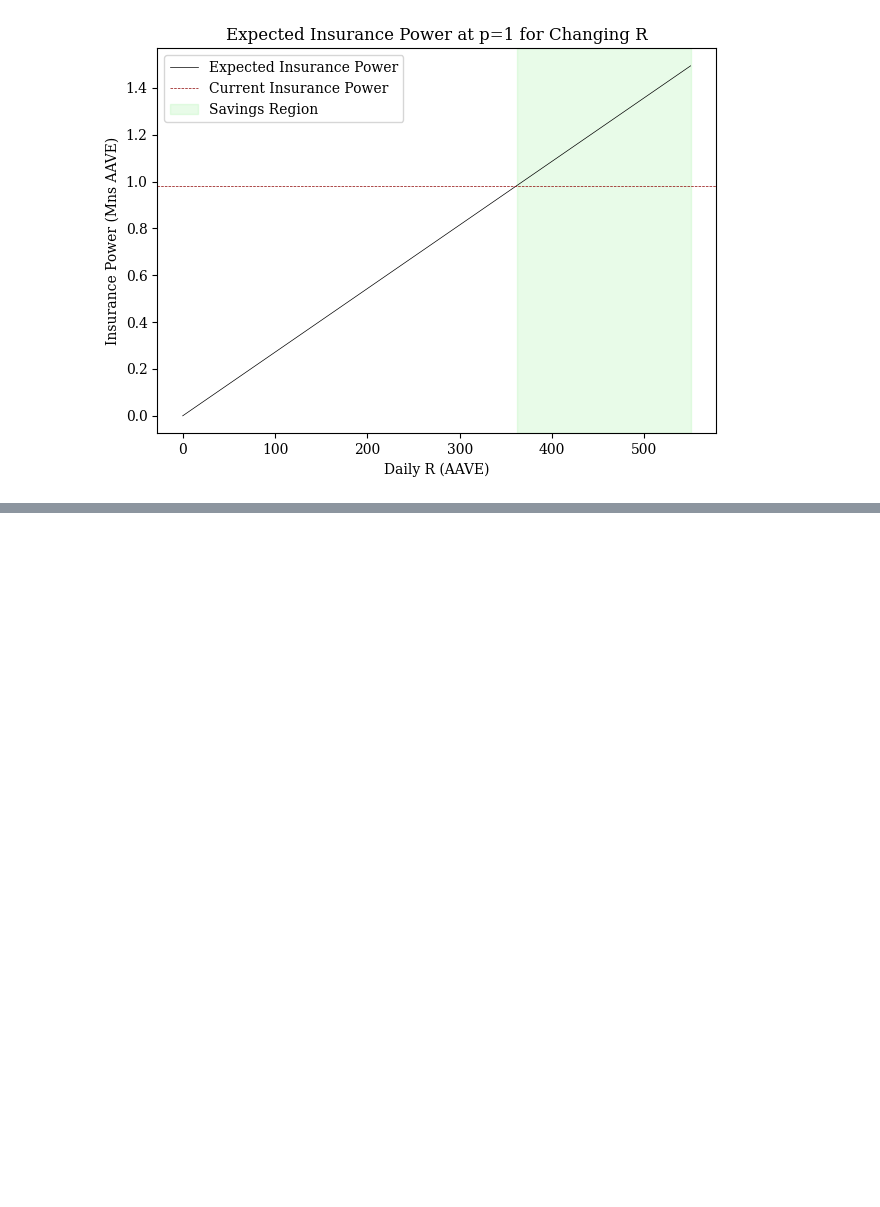
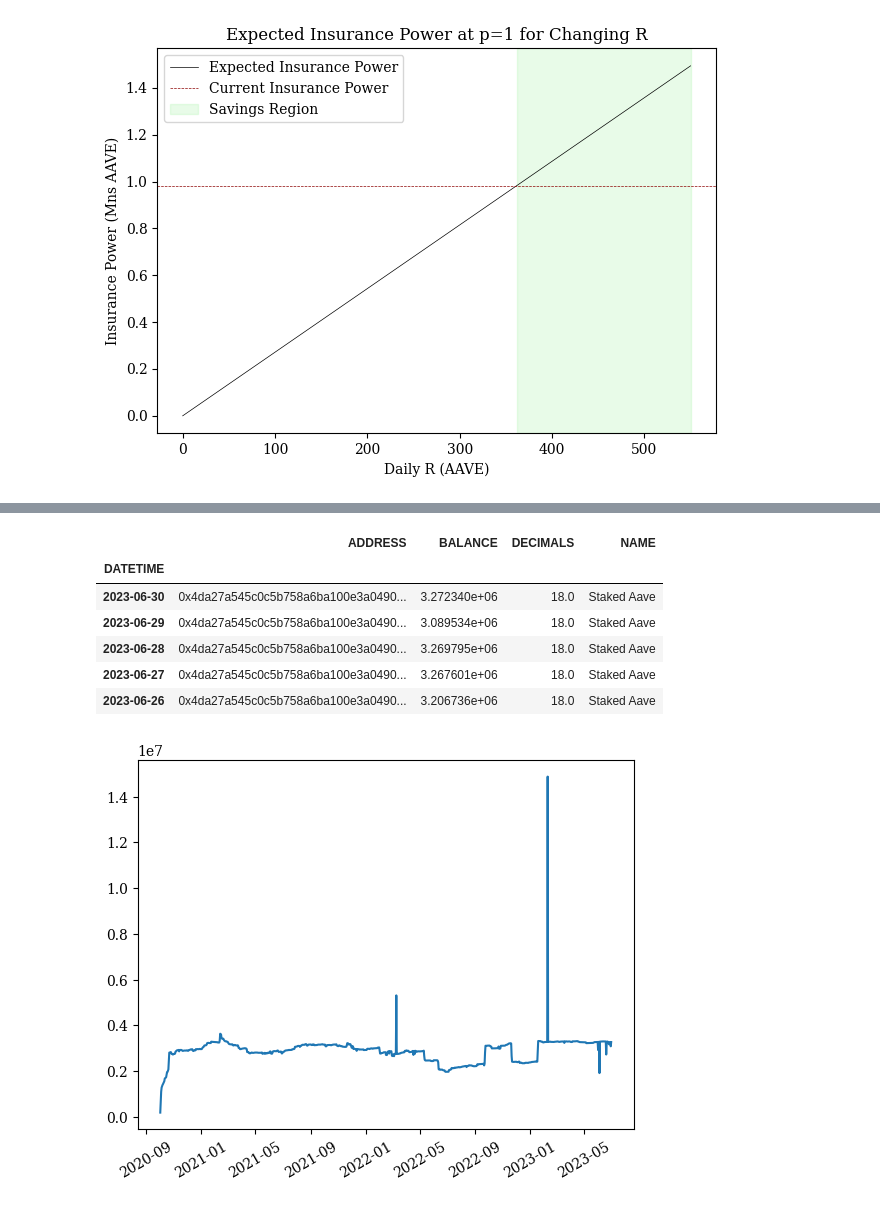
Before and after one commit to xenophonlabs/aave-safety-module, a Jupyter notebook: main.ipynb, the cells around one changed output, grey strips where cells are left out. Drawn from its saved outputs; the diff is of its cells as text; code cells hidden in the pictures; blank space fills up the shorter version.

```diff
--- a/main.ipynb
+++ b/main.ipynb
@@ -151,0 +155,17 @@ f.savefig('./figs/possible_savings.png', dpi=300)
+# %%
+stkAAVE_supply = pd.read_csv('./data/stkAAAVE_supply.csv', index_col='DATETIME').dropna()
+stkAAVE_supply.index = pd.to_datetime(stkAAVE_supply.index)
+display(stkAAVE_supply.head())
+plt.plot(stkAAVE_supply.index, stkAAVE_supply['BALANCE'])
+ax = plt.gca()  # Get the current axes
+ax.xaxis.set_major_formatter(mdates.DateFormatter('%Y-%m'))
+ax.xaxis.set_tick_params(rotation=30, labelsize=10)  # Rotate and align the tick labels
+# %% [output]
+|  | ADDRESS | BALANCE | DECIMALS | NAME |
+| DATETIME |  |  |  |  |
+| 2023-06-30 | 0x4da27a545c0c5b758a6ba100e3a0490... | 3.272340e+06 | 18.0 | Staked Aave |
+| 2023-06-29 | 0x4da27a545c0c5b758a6ba100e3a0490... | 3.089534e+06 | 18.0 | Staked Aave |
+| 2023-06-28 | 0x4da27a545c0c5b758a6ba100e3a0490... | 3.269795e+06 | 18.0 | Staked Aave |
+| 2023-06-27 | 0x4da27a545c0c5b758a6ba100e3a0490... | 3.267601e+06 | 18.0 | Staked Aave |
+| 2023-06-26 | 0x4da27a545c0c5b758a6ba100e3a0490... | 3.206736e+06 | 18.0 | Staked Aave |
+[figure, added]
```
Also changed, not shown: parts of 18 cells of this notebook, 5 other files.
